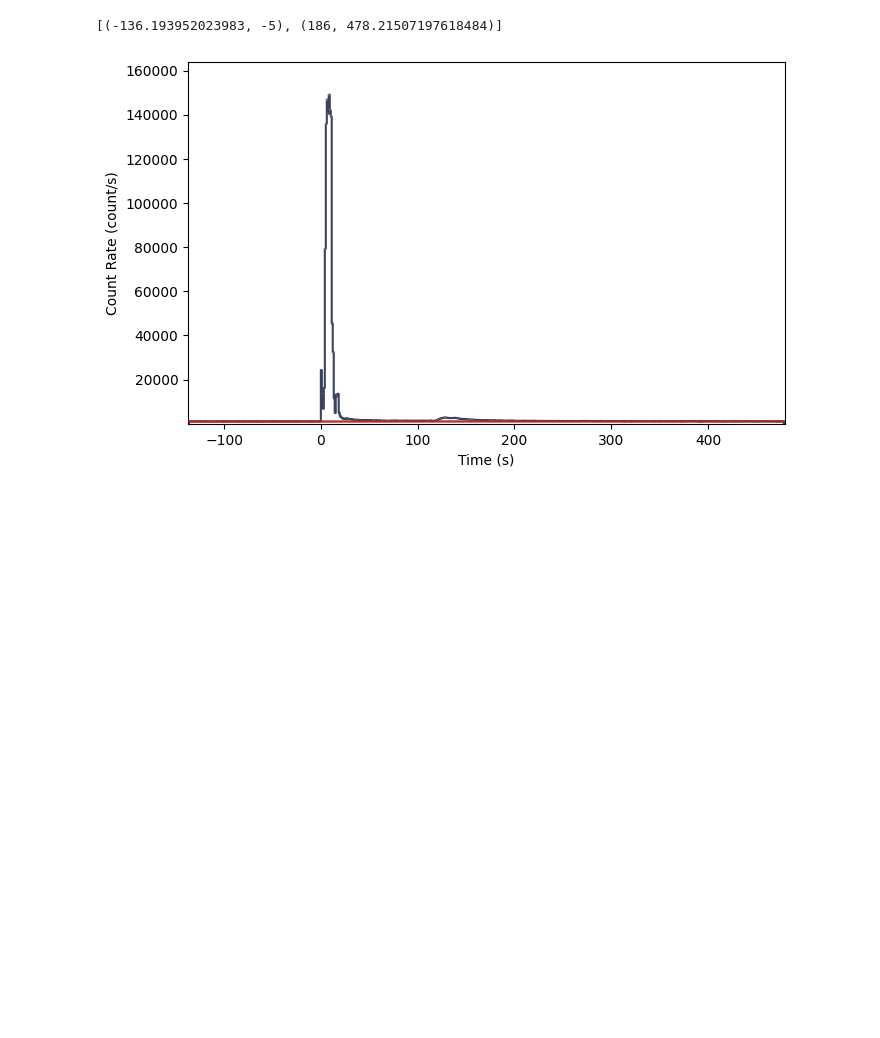
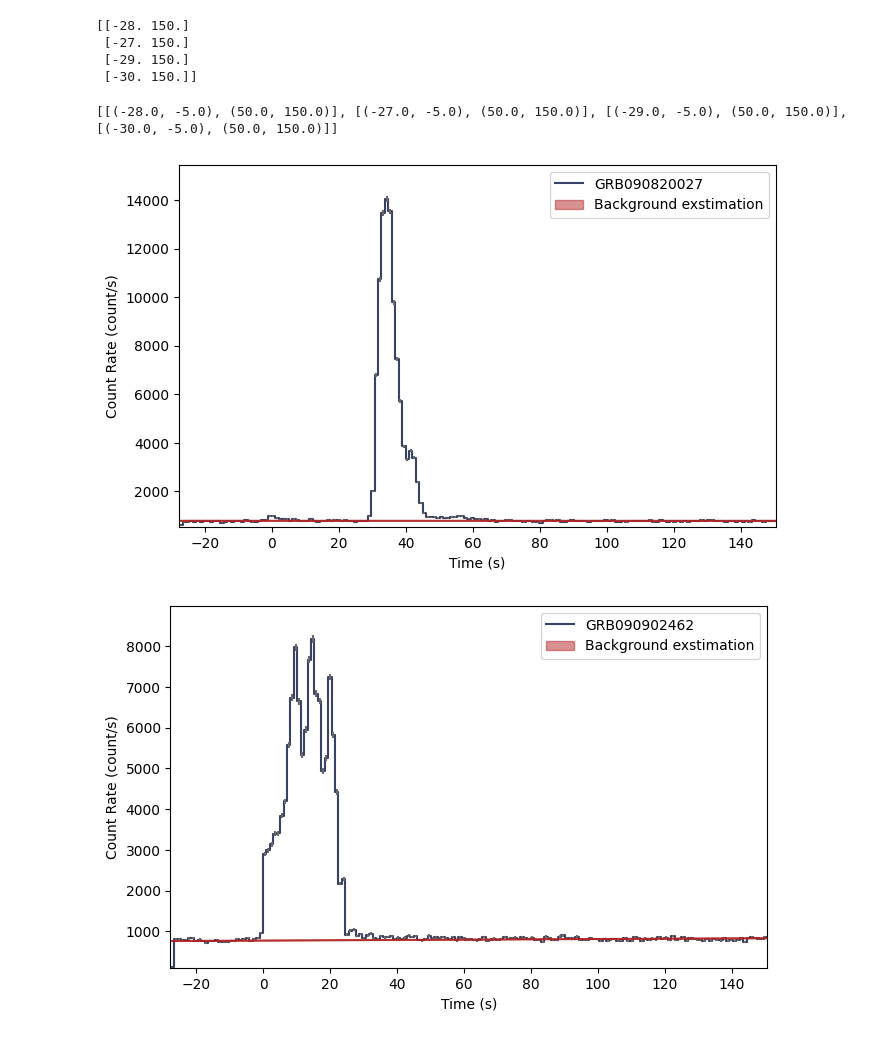
Before and after one commit to wladimiroleone/CC_project, a Jupyter notebook: quasi_automated.ipynb, the cells around one changed output. Saved outputs shown, nothing was run; the diff lists cells and outputs as text; code cells hidden in the pictures; blank space fills up the shorter version.

```diff
--- a/quasi_automated.ipynb
+++ b/quasi_automated.ipynb
@@ -149,20 +186,42 @@ print(BKG_start_time)
 # %%
-# bin to 1.024 s resolution, reference time is trigger time
-phaii = tte.to_phaii(bin_by_time, 1.024, time_ref=0.0)
-%matplotlib inline
+phaii=[]
+for burst in range(len(GRB)):
+    # bin to 1.024 s resolution, reference time is trigger time
+    phaii.append( tte[burst].to_phaii(bin_by_time, 1.024, time_ref=0.0) )
 # %%
 #Producing the Light curve
 from gbm.plot import Lightcurve, Spectrum
 #Selecting Energy range and time interval of the light curve
 erange = (50.0, 300.0)
-time_split = tte.gti[0]
-lc_data = phaii.to_lightcurve(time_range=time_split,energy_range=erange)
+lc_data=[]
+
+time_split=np.zeros((4,2))
+
+for burst in range(len(GRB)):
+
+    time_split [burst,0] = - GRB_trig_time[burst]
+    if (time_split [burst,0] < -30):
+        time_split [burst,0] = -30
+    time_split [burst,1] = 150
+    temp=np.zeros(2)
+    temp[0]=time_split [burst,0]
+    temp[1]=time_split [burst,1]
+    lc_data.append ( phaii[burst].to_lightcurve(time_range=temp,energy_range=erange) )
+
+print(time_split)
+# %% [output]
+[[-28. 150.]
+ [-27. 150.]
+ [-29. 150.]
+ [-30. 150.]]
 # %%
 #BKG extimation, selecting the BKG intervals
-bkgd_times = [(time_split[0],BKG_start_time-5), (GRB_trig_time+50,time_split[1])]
+bkgd_times=[]
+for burst in range (len(GRB)):
+    bkgd_times.append([ (time_split[burst,0],BKG_start_time[burst]-5), (BKG_start_time[burst]+50,time_split[burst,1])])
 print(bkgd_times)
 # %% [output]
-[(-136.193952023983, -5), (186, 478.21507197618484)]
+[[(-28.0, -5.0), (50.0, 150.0)], [(-27.0, -5.0), (50.0, 150.0)], [(-29.0, -5.0), (50.0, 150.0)], [(-30.0, -5.0), (50.0, 150.0)]]
 # %%
 # the background fitter interface
 from gbm.background import BackgroundFitter
@@ -170,16 +229,29 @@ from gbm.background import BackgroundFitter
 from gbm.background.binned import Polynomial
 # we initialize our background fitter with the phaii object, the algorithm, and the time ranges to fit.
 # if we were using an unbinned algorithm, we'd call .from_tte() and give it tte instead of phaii
-backfitter = BackgroundFitter.from_phaii(phaii, Polynomial, time_ranges=bkgd_times)
+
+backfitter=[]
+for burst in range(len(GRB)):
+    backfitter.append( BackgroundFitter.from_phaii(phaii[burst], Polynomial, time_ranges=bkgd_times[burst]) )
 # %%
 # and once initialized, we can run the fit with the fitting parameters appropriate for our algorithm.
 # here, we'll do a 2st order polynomial
-backfitter.fit(order=1)
-#backfitter.statistic/backfitter.dof
-bkgd = backfitter.interpolate_bins(phaii.data.tstart, phaii.data.tstop)
+
+bkgd=[]
+for burst in range(len(GRB)):
+    backfitter[burst].fit(order=1)
+    #backfitter.statistic/backfitter.dof
+    bkgd.append (backfitter[burst].interpolate_bins(phaii[burst].data.tstart, phaii[burst].data.tstop))
 # %%
-lc_bkgd = bkgd.integrate_energy(*erange)
-lcplot = Lightcurve(data=lc_data, background=lc_bkgd)
-plt.show()
+lc_bkgd=[]
+lcplot=[]
+for burst in range(len(GRB)):
+    lc_bkgd.append(0)
+    lcplot.append(0)
+    lc_bkgd[burst] = bkgd[burst].integrate_energy(*erange)
+    lcplot[burst] = Lightcurve(data=lc_data[burst], background=lc_bkgd[burst])
+    plt.legend(['GRB'+GRB[burst],'Background exstimation'])
+    plt.show()
 # %% [output]
-[figure, old version]
+[figure, new version]
+[figure, added]
```
Also changed, not shown: parts of 17 cells of this notebook.
